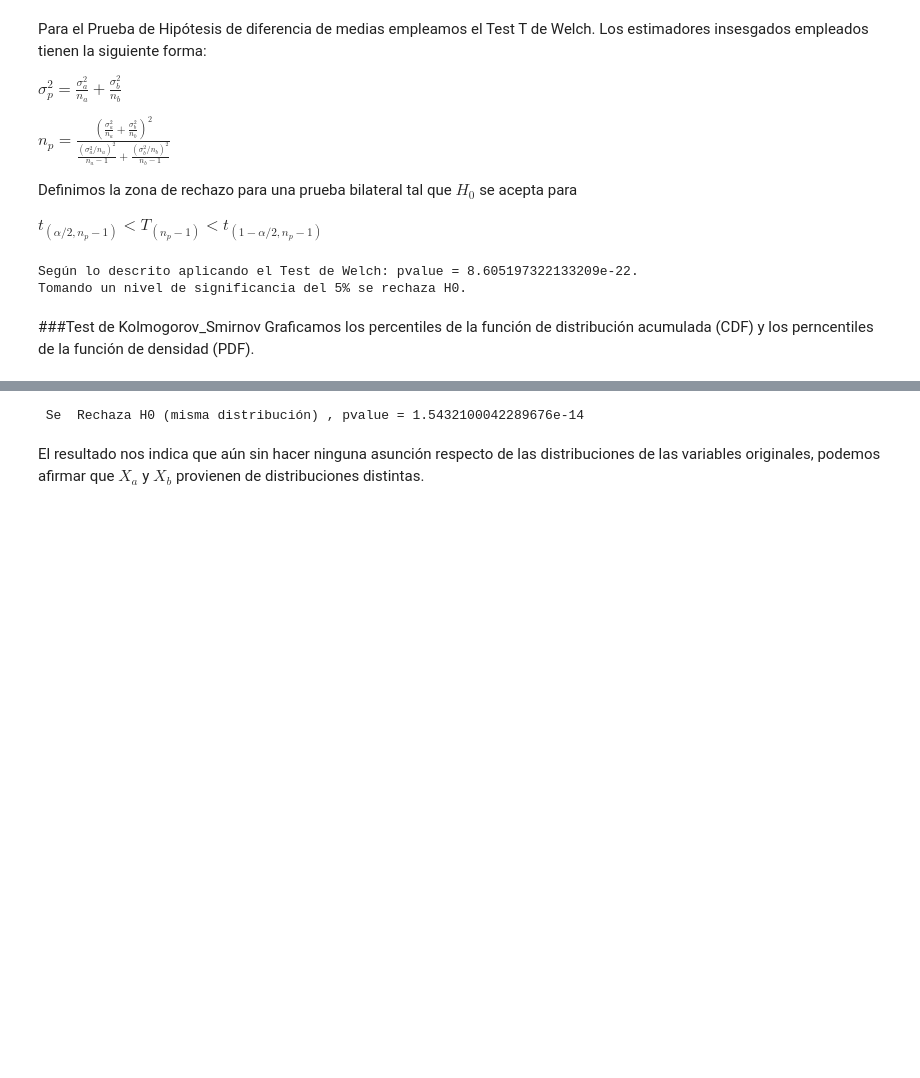
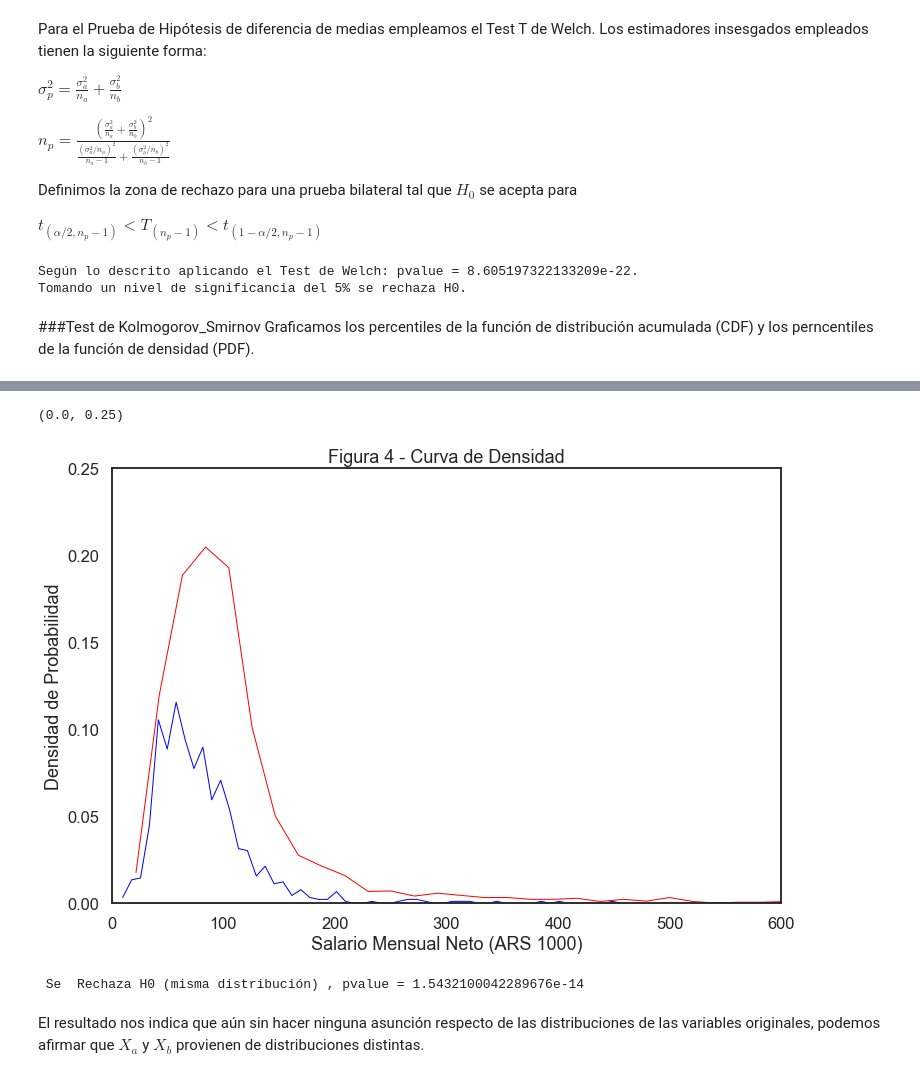
Before and after one commit to cgoviedo/Diplodatos, a Jupyter notebook: analisis_visualizacion/Entregable_Parte_2_Ejercicio_3.ipynb, the cells around one changed output, grey strips where cells are left out. Saved outputs shown, nothing was run; the diff lists cells and outputs as text; code cells hidden in the pictures; blank space fills up the shorter version.

```diff
--- a/analisis_visualizacion/Entregable_Parte_2_Ejercicio_3.ipynb
+++ b/analisis_visualizacion/Entregable_Parte_2_Ejercicio_3.ipynb
@@ -271,3 +330,15 @@ plt.plot(bins_countB[1:], pdfB, color="blue", label="PDF", linestyle="dashed" ,
+# %%
+plt.figure(figsize=(12,8))
+plt.plot(bins_countA[1:], pdfA, color="red", label="PDF" , linewidth="1")
+plt.plot(bins_countB[1:], pdfB, color="blue", label="PDF", linewidth="1")
+plt.title("Figura 4 - Curva de Densidad")
+plt.xlabel("Salario Mensual Neto (ARS 1000)")
+plt.ylabel("Densidad de Probabilidad")
+plt.xlim(0,6e2)
+plt.ylim(0,0.25)
+# %% [output]
+(0.0, 0.25)
+[figure, added]
 # %%
 from scipy.stats import ks_2samp
 
```
Also changed, not shown: parts of 8 cells of this notebook.
